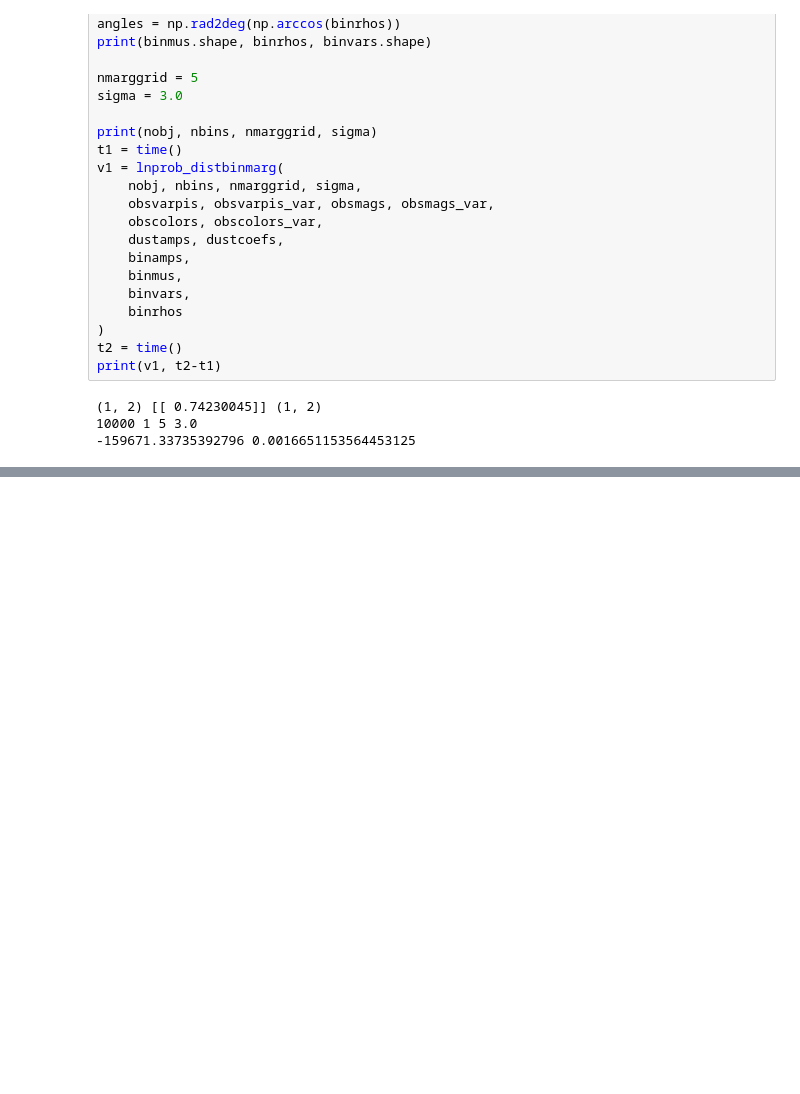
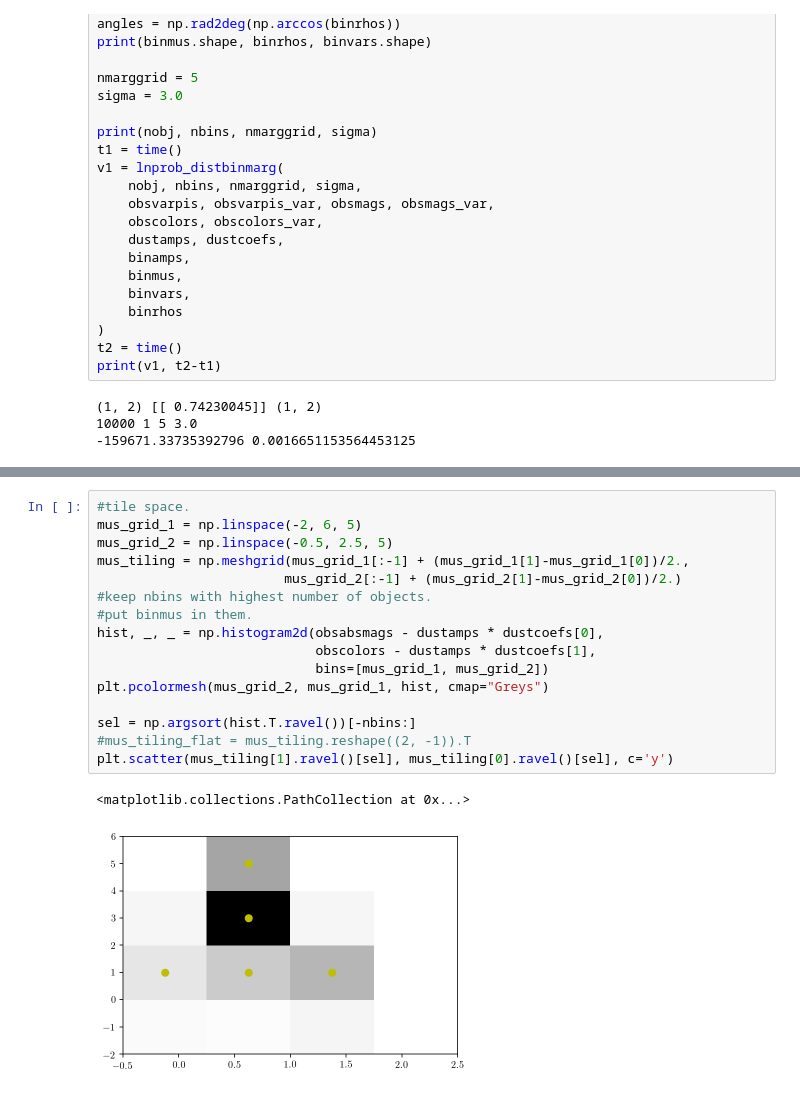
Before and after one commit to errai34/Starlight, a Jupyter notebook: notebooks/HRD GMM nested sampling with marginalized parallax.ipynb, the cells around one changed output, grey strips where cells are left out. Cells and saved outputs as stored; diff of their text form; blank space fills up the shorter version.

```diff
--- a/notebooks/HRD GMM nested sampling with marginalized parallax.ipynb
+++ b/notebooks/HRD GMM nested sampling with marginalized parallax.ipynb
@@ -267,0 +295,19 @@ samples = np.genfromtxt('/Users/bl/Dropbox/repos/Starlight/notebooks/chains/mixt
+# %%
+#tile space.
+mus_grid_1 = np.linspace(-2, 6, 5)
+mus_grid_2 = np.linspace(-0.5, 2.5, 5)
+mus_tiling = np.meshgrid(mus_grid_1[:-1] + (mus_grid_1[1]-mus_grid_1[0])/2.,
+                        mus_grid_2[:-1] + (mus_grid_2[1]-mus_grid_2[0])/2.)
+#keep nbins with highest number of objects.
+#put binmus in them.
+hist, _, _ = np.histogram2d(obsabsmags - dustamps * dustcoefs[0],
+                            obscolors - dustamps * dustcoefs[1],
+                            bins=[mus_grid_1, mus_grid_2])
+plt.pcolormesh(mus_grid_2, mus_grid_1, hist, cmap="Greys")
+
+sel = np.argsort(hist.T.ravel())[-nbins:]
+#mus_tiling_flat = mus_tiling.reshape((2, -1)).T
+plt.scatter(mus_tiling[1].ravel()[sel], mus_tiling[0].ravel()[sel], c='y')
+# %% [output]
+<matplotlib.collections.PathCollection at 0x...>
+[figure, added]
```
Also changed, not shown: parts of 8 cells of this notebook.
